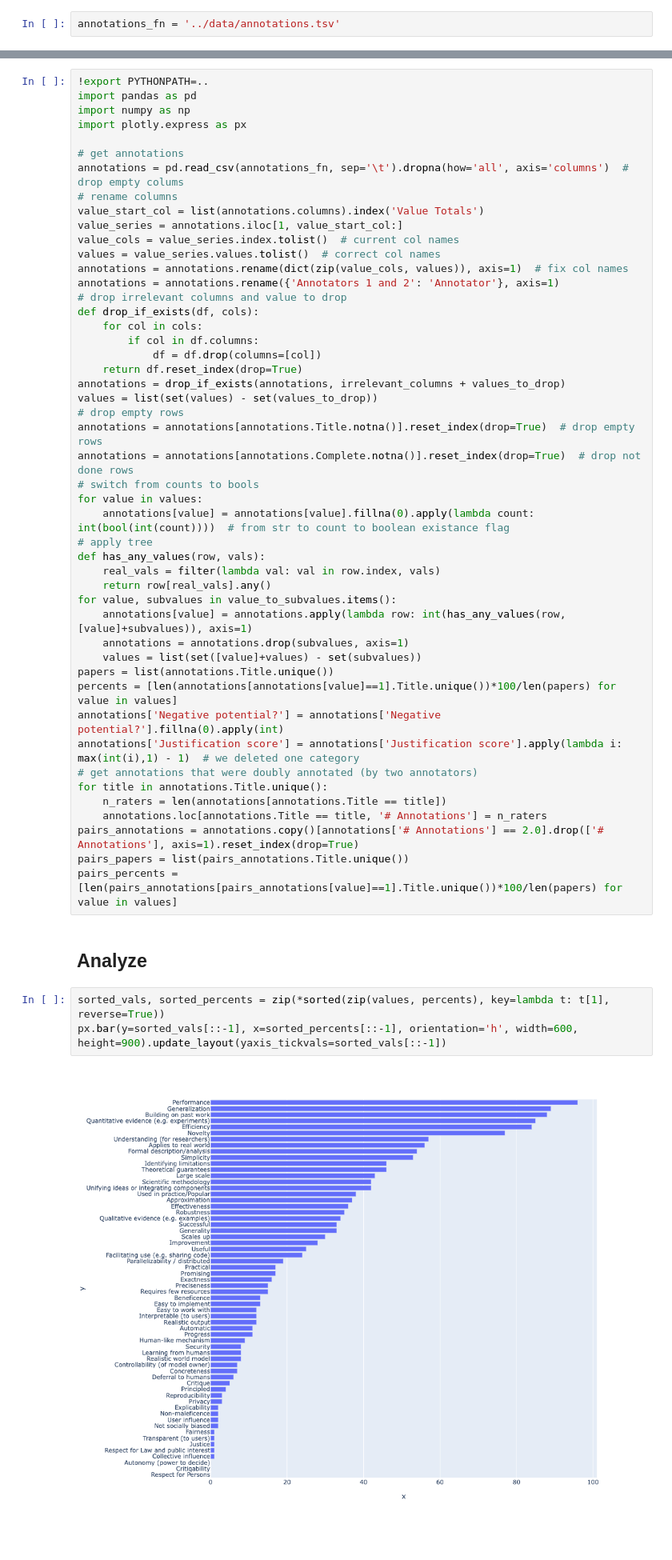
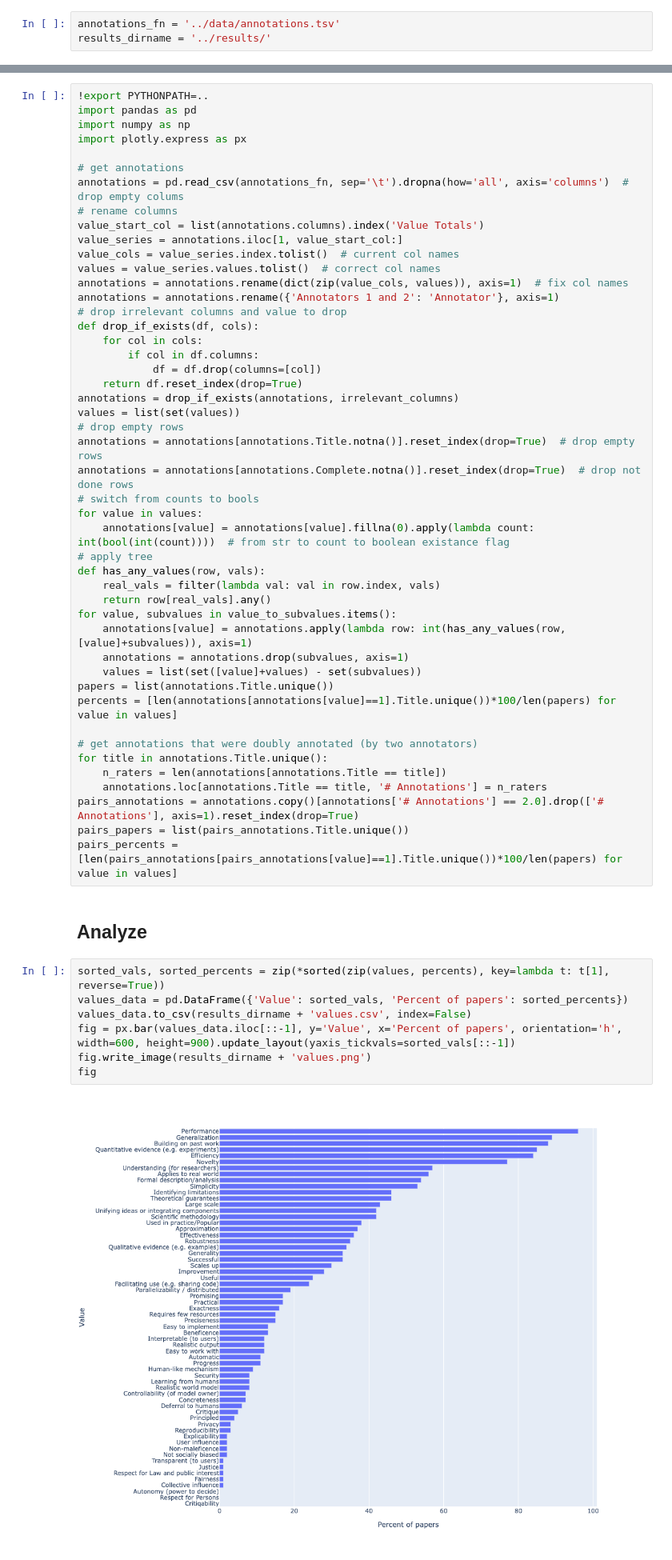
Before and after one commit to wagnew3/The-Values-Encoded-in-Machine-Learning-Research, a Jupyter notebook: code/fig1_values_and_IRR.ipynb, the cells around one changed output, grey strips where cells are left out. Shown at 80% size. Saved outputs shown, nothing was run; the diff lists cells and outputs as text.

Commit message:
Values (Fig 1) notebook exports csv and png.

```diff
--- a/code/fig1_values_and_IRR.ipynb
+++ b/code/fig1_values_and_IRR.ipynb
@@ -4,6 +4,7 @@
 ## Get filename
 # %%
 annotations_fn = '../data/annotations.tsv'
+results_dirname = '../results/'
 # %% [markdown]
 ## Load and process annotations
 # %%
@@ -60,8 +61,8 @@ def drop_if_exists(df, cols):
         if col in df.columns:
             df = df.drop(columns=[col])
     return df.reset_index(drop=True)
-annotations = drop_if_exists(annotations, irrelevant_columns + values_to_drop)
-values = list(set(values) - set(values_to_drop))
+annotations = drop_if_exists(annotations, irrelevant_columns)
+values = list(set(values))
 # drop empty rows
 annotations = annotations[annotations.Title.notna()].reset_index(drop=True)  # drop empty rows
 annotations = annotations[annotations.Complete.notna()].reset_index(drop=True)  # drop not done rows
@@ -78,8 +79,7 @@ for value, subvalues in value_to_subvalues.items():
     values = list(set([value]+values) - set(subvalues))
 papers = list(annotations.Title.unique())
 percents = [len(annotations[annotations[value]==1].Title.unique())*100/len(papers) for value in values]
-annotations['Negative potential?'] = annotations['Negative potential?'].fillna(0).apply(int)
-annotations['Justification score'] = annotations['Justification score'].apply(lambda i: max(int(i),1) - 1)  # we deleted one category
+
 # get annotations that were doubly annotated (by two annotators)
 for title in annotations.Title.unique():
     n_raters = len(annotations[annotations.Title == title])
@@ -91,9 +91,13 @@ pairs_percents = [len(pairs_annotations[pairs_annotations[value]==1].Title.uniqu
 ## Analyze
 # %%
 sorted_vals, sorted_percents = zip(*sorted(zip(values, percents), key=lambda t: t[1], reverse=True))
-px.bar(y=sorted_vals[::-1], x=sorted_percents[::-1], orientation='h', width=600, height=900).update_layout(yaxis_tickvals=sorted_vals[::-1])
+values_data = pd.DataFrame({'Value': sorted_vals, 'Percent of papers': sorted_percents})
+values_data.to_csv(results_dirname + 'values.csv', index=False)
+fig = px.bar(values_data.iloc[::-1], y='Value', x='Percent of papers', orientation='h', width=600, height=900).update_layout(yaxis_tickvals=sorted_vals[::-1])
+fig.write_image(results_dirname + 'values.png')
+fig
 # %% [output]
-[figure, old version]
+[figure, new version]
 # %% [markdown]
 ## IRR
 # %%
```
Also changed, not shown: 2 other files.
